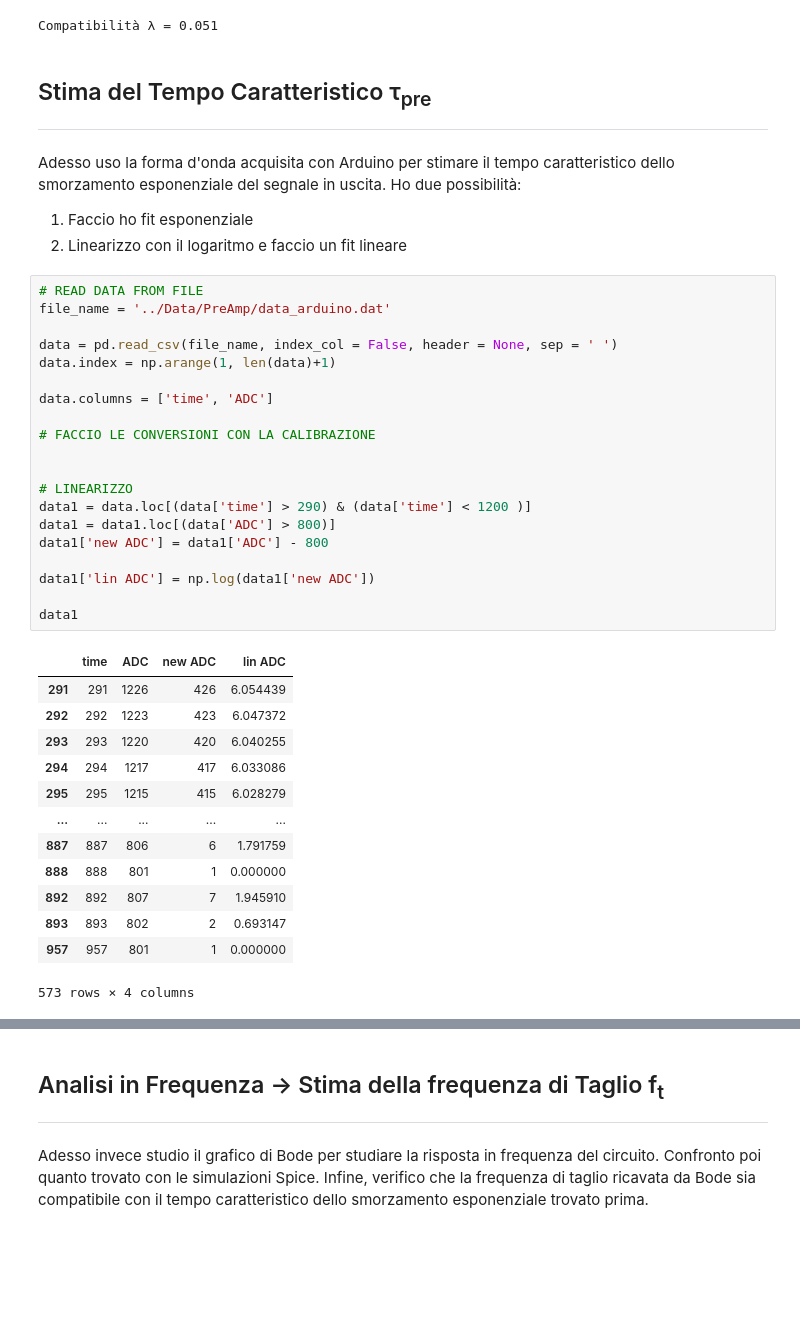
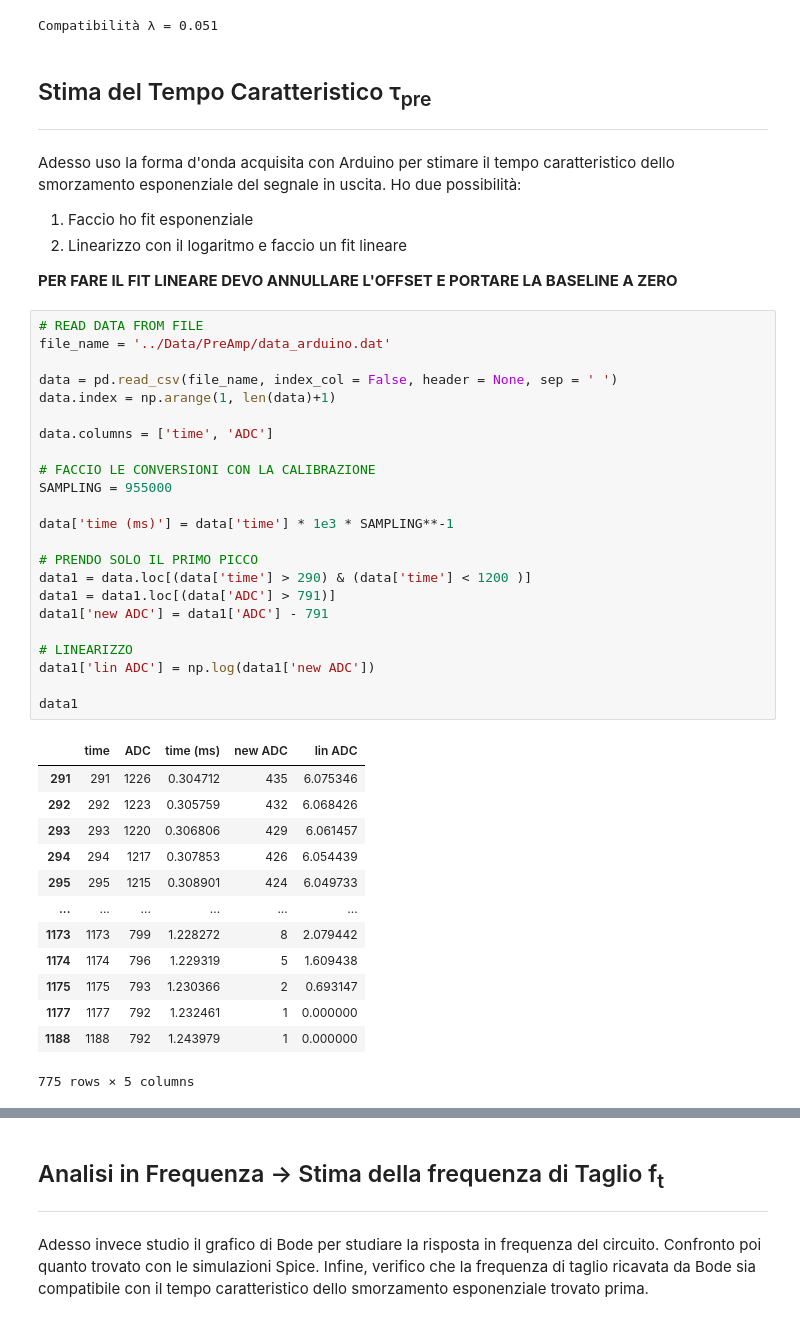
Before and after one commit to niklai99/physics_laboratory_2020_2021, a Jupyter notebook: CATENA ELETTRONICA/Python/PreAmp - Analysis.ipynb, the cells around one changed output, grey strips where cells are left out. Drawn from its saved outputs; the diff is of its cells as text; blank space fills up the shorter version.

```diff
--- a/CATENA ELETTRONICA/Python/PreAmp - Analysis.ipynb
+++ b/CATENA ELETTRONICA/Python/PreAmp - Analysis.ipynb
@@ -179,40 +179,45 @@ Adesso uso la forma d'onda acquisita con Arduino per stimare il tempo caratteris
 
 1. Faccio ho fit esponenziale
 2. Linearizzo con il logaritmo e faccio un fit lineare
+
+**PER FARE IL FIT LINEARE DEVO ANNULLARE L'OFFSET E PORTARE LA BASELINE A ZERO**
 # %%
 # READ DATA FROM FILE
 file_name = '../Data/PreAmp/data_arduino.dat'
 
 data = pd.read_csv(file_name, index_col = False, header = None, sep = ' ')
 data.index = np.arange(1, len(data)+1)
 
 data.columns = ['time', 'ADC']
 
 # FACCIO LE CONVERSIONI CON LA CALIBRAZIONE
+SAMPLING = 955000
 
+data['time (ms)'] = data['time'] * 1e3 * SAMPLING**-1
+
+# PRENDO SOLO IL PRIMO PICCO
+data1 = data.loc[(data['time'] > 290) & (data['time'] < 1200 )]
+data1 = data1.loc[(data['ADC'] > 791)]
+data1['new ADC'] = data1['ADC'] - 791
 
 # LINEARIZZO
-data1 = data.loc[(data['time'] > 290) & (data['time'] < 1200 )]
-data1 = data1.loc[(data['ADC'] > 800)]
-data1['new ADC'] = data1['ADC'] - 800
-
 data1['lin ADC'] = np.log(data1['new ADC'])
 
 data1
 # %% [output]
-|  | time | ADC | new ADC | lin ADC |
-| 291 | 291 | 1226 | 426 | 6.054439 |
-| 292 | 292 | 1223 | 423 | 6.047372 |
-| 293 | 293 | 1220 | 420 | 6.040255 |
-| 294 | 294 | 1217 | 417 | 6.033086 |
-| 295 | 295 | 1215 | 415 | 6.028279 |
-| ... | ... | ... | ... | ... |
-| 887 | 887 | 806 | 6 | 1.791759 |
-| 888 | 888 | 801 | 1 | 0.000000 |
-| 892 | 892 | 807 | 7 | 1.945910 |
-| 893 | 893 | 802 | 2 | 0.693147 |
-| 957 | 957 | 801 | 1 | 0.000000 |
+|  | time | ADC | time (ms) | new ADC | lin ADC |
+| 291 | 291 | 1226 | 0.304712 | 435 | 6.075346 |
+| 292 | 292 | 1223 | 0.305759 | 432 | 6.068426 |
+| 293 | 293 | 1220 | 0.306806 | 429 | 6.061457 |
+| 294 | 294 | 1217 | 0.307853 | 426 | 6.054439 |
+| 295 | 295 | 1215 | 0.308901 | 424 | 6.049733 |
+| ... | ... | ... | ... | ... | ... |
+| 1173 | 1173 | 799 | 1.228272 | 8 | 2.079442 |
+| 1174 | 1174 | 796 | 1.229319 | 5 | 1.609438 |
+| 1175 | 1175 | 793 | 1.230366 | 2 | 0.693147 |
+| 1177 | 1177 | 792 | 1.232461 | 1 | 0.000000 |
+| 1188 | 1188 | 792 | 1.243979 | 1 | 0.000000 |
-573 rows × 4 columns
+775 rows × 5 columns
 # %%
 PA.preamp_arduino_plot(data)
 # %% [output]
```
Also changed, not shown: parts of 4 cells of this notebook, 1 other file.
